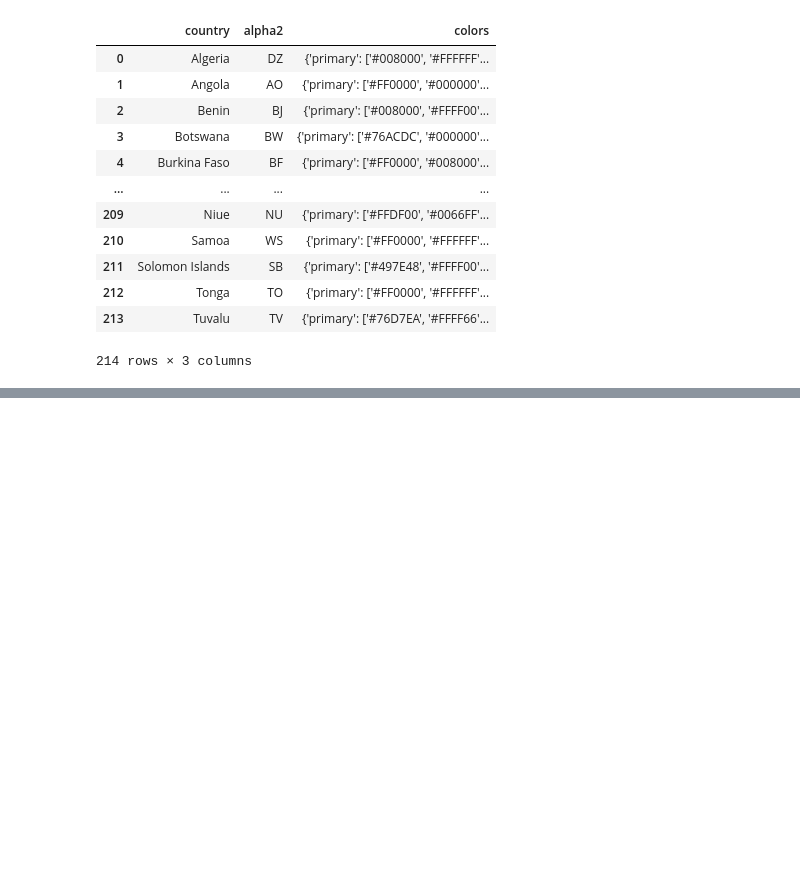
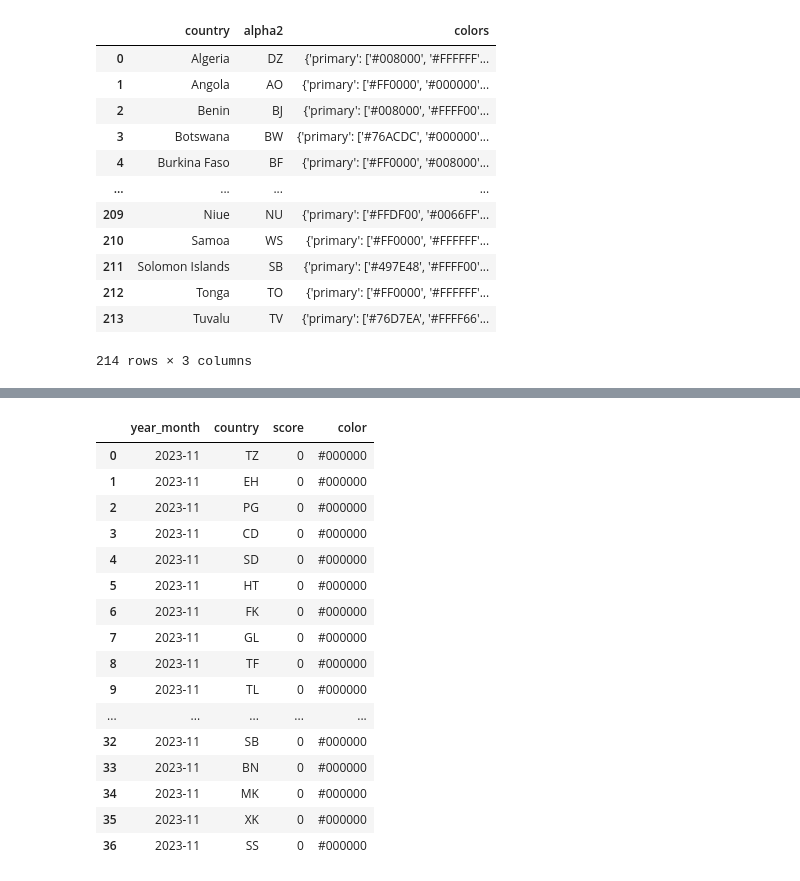
Before and after one commit to ColasDroin/pre_analysis, a Jupyter notebook: analysis_fig_4.ipynb, the cells around one changed output, grey strips where cells are left out. Drawn from its saved outputs; the diff is of its cells as text; code cells hidden in the pictures; blank space fills up the shorter version.

```diff
--- a/analysis_fig_4.ipynb
+++ b/analysis_fig_4.ipynb
@@ -417,0 +434,17 @@ data_top_1000_final
+# %%
+# Load the world map data
+world = json.load(open("output/world_map.json"))
+
+# Ensure that all the countries in the world map are in the score data
+for country in world["features"]:
+    if country["properties"]['name'] not in data_top_1000_final["country"].unique():
+        print(country["properties"]['name'])
+
+# Add all the missing countries to the score data with score 0
+missing_countries = []
+for country in world["features"]:
+    if country["properties"]['name'] not in data_top_1000_final["country"].unique():
+        missing_countries.append({"year_month": sorted_months[-1], "country": country["properties"]['name'], "score": 0, "color": "#000000"})
+
+# Concatenate the missing countries to the original DataFrame
+data_top_1000_final = pd.concat([data_top_1000_final, pd.DataFrame(missing_countries)], ignore_index=True)
@@ -417,0 +469,20 @@ data_top_1000_final
+# %%
+pd.DataFrame(missing_countries)
+# %% [output]
+|  | year_month | country | score | color |
+| 0 | 2023-11 | TZ | 0 | #000000 |
+| 1 | 2023-11 | EH | 0 | #000000 |
+| 2 | 2023-11 | PG | 0 | #000000 |
+| 3 | 2023-11 | CD | 0 | #000000 |
+| 4 | 2023-11 | SD | 0 | #000000 |
+| 5 | 2023-11 | HT | 0 | #000000 |
+| 6 | 2023-11 | FK | 0 | #000000 |
+| 7 | 2023-11 | GL | 0 | #000000 |
+| 8 | 2023-11 | TF | 0 | #000000 |
+| 9 | 2023-11 | TL | 0 | #000000 |
+| ... | ... | ... | ... | ... |
+| 32 | 2023-11 | SB | 0 | #000000 |
+| 33 | 2023-11 | BN | 0 | #000000 |
+| 34 | 2023-11 | MK | 0 | #000000 |
+| 35 | 2023-11 | XK | 0 | #000000 |
+| 36 | 2023-11 | SS | 0 | #000000 |
```
Also changed, not shown: parts of 12 cells of this notebook, 2 other files.
